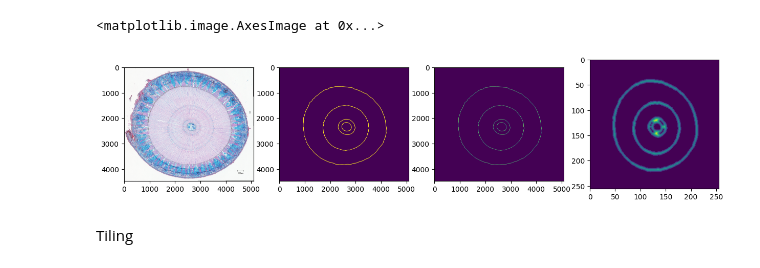
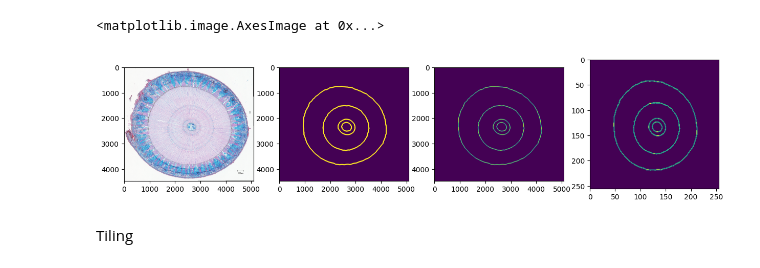
Before and after one commit to MontpellierRessourcesImagerie/tree-ring-analyzer, a Jupyter notebook: src/microglia_analyzer/prepare_dis.ipynb, the cells around one changed output. Cells and saved outputs as stored; diff of their text form; code cells hidden in the pictures.

```diff
--- a/src/microglia_analyzer/prepare_dis.ipynb
+++ b/src/microglia_analyzer/prepare_dis.ipynb
@@ -8,23 +8,23 @@ import cv2
 # %%
 img = tifffile.imread('/home/khietdang/Documents/khiet/treeRing/input/4 E 4 t_8µm_x50.tif')
 mask = tifffile.imread('/home/khietdang/Documents/khiet/treeRing/masks/4 E 4 t_8µm_x50.tif')
 mask = mask / 255
-mask = binary_dilation(mask, iterations=7)
+mask = binary_dilation(mask, iterations=20)
 dis = distance_transform_edt(mask)
 plt.figure(figsize=(15, 5))
 plt.subplot(1, 4, 1)
 plt.imshow(img)
 plt.subplot(1, 4, 2)
 plt.imshow(mask)
 plt.subplot(1, 4, 3)
 plt.imshow(dis)
 plt.subplot(1, 4, 4)
-re = cv2.resize(re.astype(np.float32), (256, 256))
+re = cv2.resize(mask.astype(np.float32), (256, 256))
 dis_re = distance_transform_edt(re)
 plt.imshow(dis_re)
 # %% [output]
 <matplotlib.image.AxesImage at 0x...>
-[figure, old version]
+[figure, new version]
 # %%
 list_mask = glob.glob('/home/khietdang/Documents/khiet/treeRing/masks/*.tif')
 for mask_path in list_mask:
```
Also changed, not shown: parts of 5 cells of this notebook, 16 other files.
